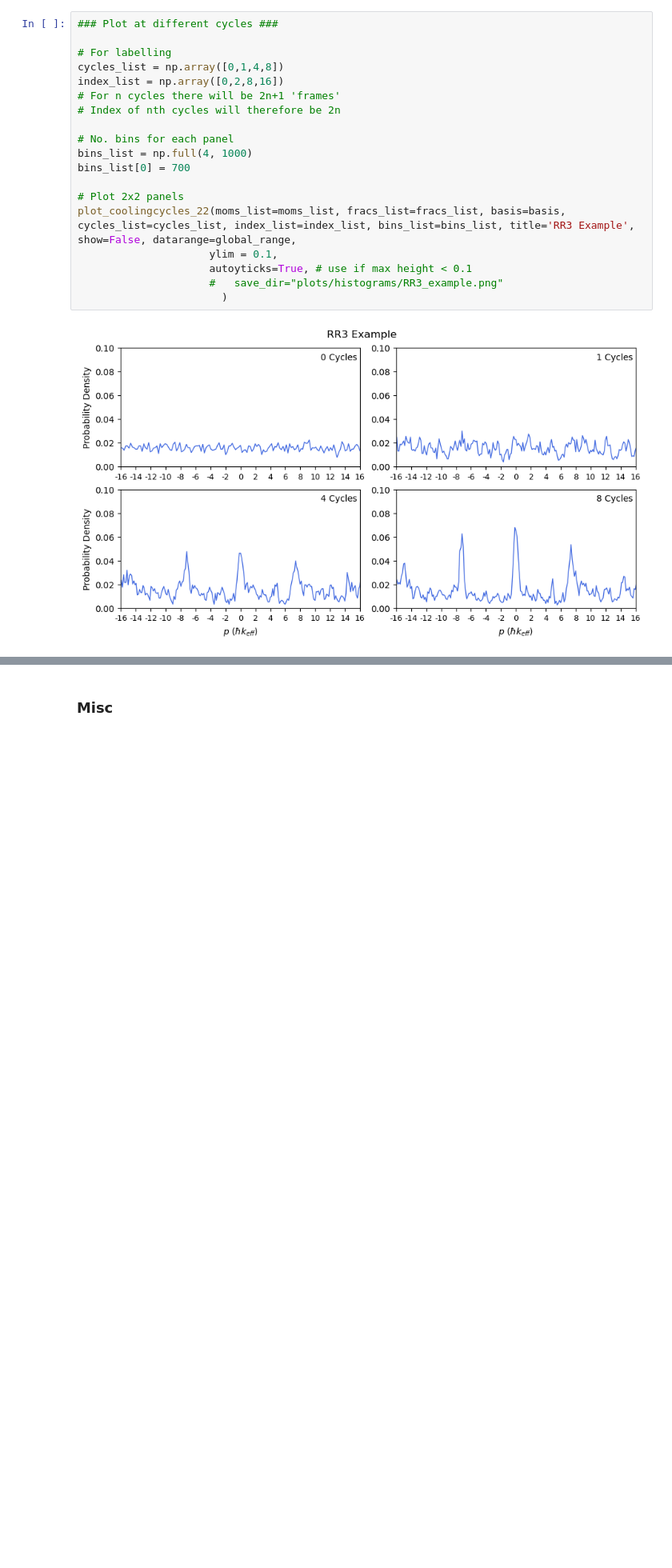
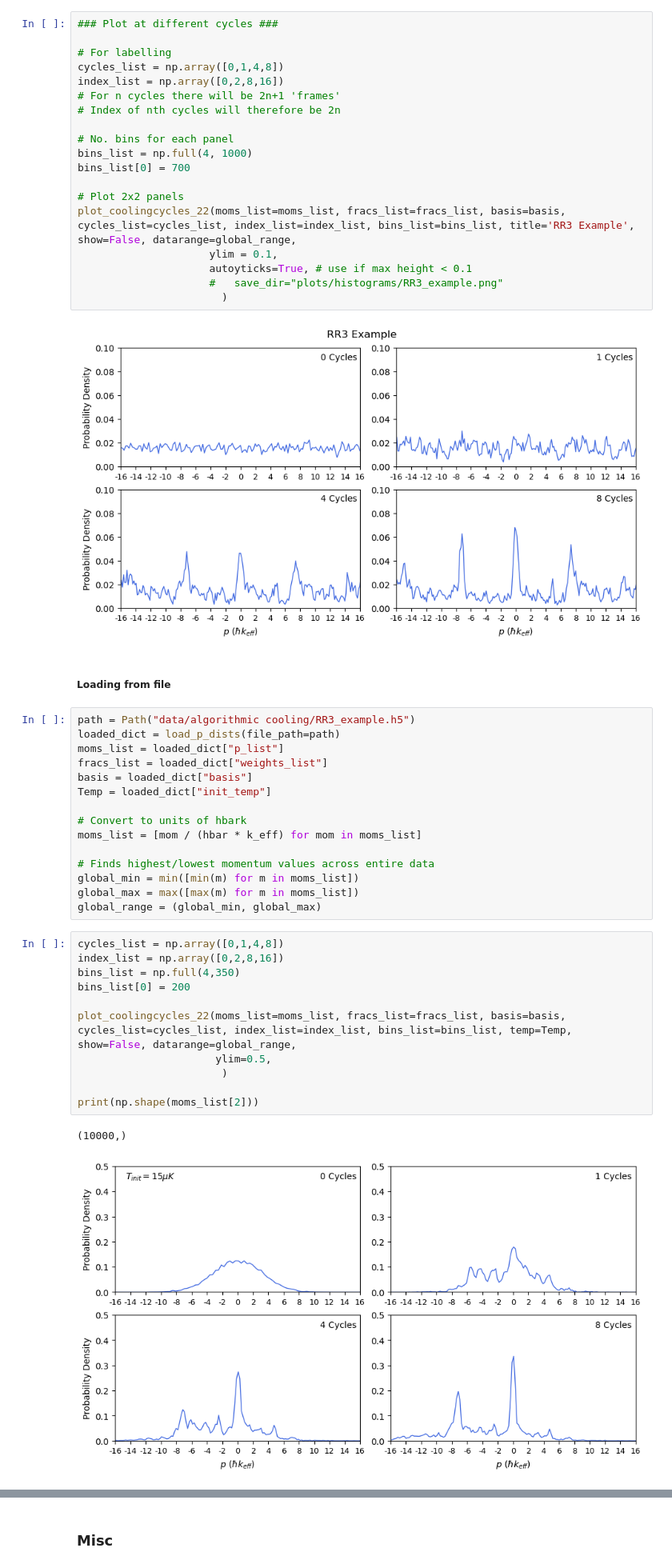
Before and after one commit to tr2g20/simulations, a Jupyter notebook: example_notebook.ipynb, the cells around one changed output, grey strips where cells are left out. Shown at 80% size. Drawn from its saved outputs; the diff is of its cells as text; blank space fills up the shorter version.

```diff
--- a/example_notebook.ipynb
+++ b/example_notebook.ipynb
@@ -324,3 +327,34 @@ plot_coolingcycles_22(moms_list=moms_list, fracs_list=fracs_list, basis=basis, c
                        )
 # %% [output]
 [figure]
+# %% [markdown]
+##### Loading from file
+# %%
+path = Path("data/algorithmic cooling/RR3_example.h5")
+loaded_dict = load_p_dists(file_path=path)
+moms_list = loaded_dict["p_list"]
+fracs_list = loaded_dict["weights_list"]
+basis = loaded_dict["basis"]
+Temp = loaded_dict["init_temp"]
+
+# Convert to units of hbark
+moms_list = [mom / (hbar * k_eff) for mom in moms_list]
+
+# Finds highest/lowest momentum values across entire data
+global_min = min([min(m) for m in moms_list])
+global_max = max([max(m) for m in moms_list])
+global_range = (global_min, global_max)
+# %%
+cycles_list = np.array([0,1,4,8])
+index_list = np.array([0,2,8,16])
+bins_list = np.full(4,350)
+bins_list[0] = 200
+
+plot_coolingcycles_22(moms_list=moms_list, fracs_list=fracs_list, basis=basis, cycles_list=cycles_list, index_list=index_list, bins_list=bins_list, temp=Temp, show=False, datarange=global_range,
+                      ylim=0.5,
+                       )
+
+print(np.shape(moms_list[2]))
+# %% [output]
+(10000,)
+[figure, added]
```
Also changed, not shown: parts of 8 cells of this notebook, 2 other files.
